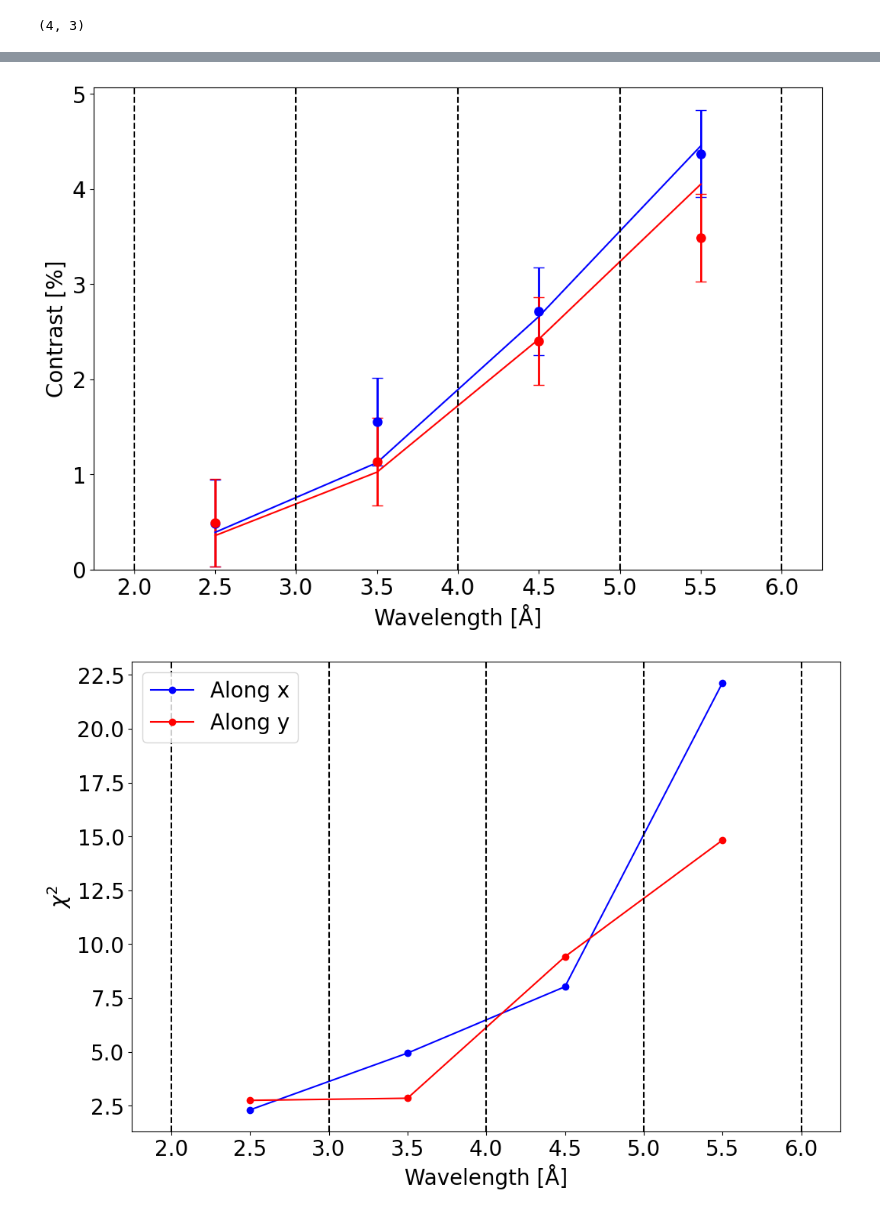
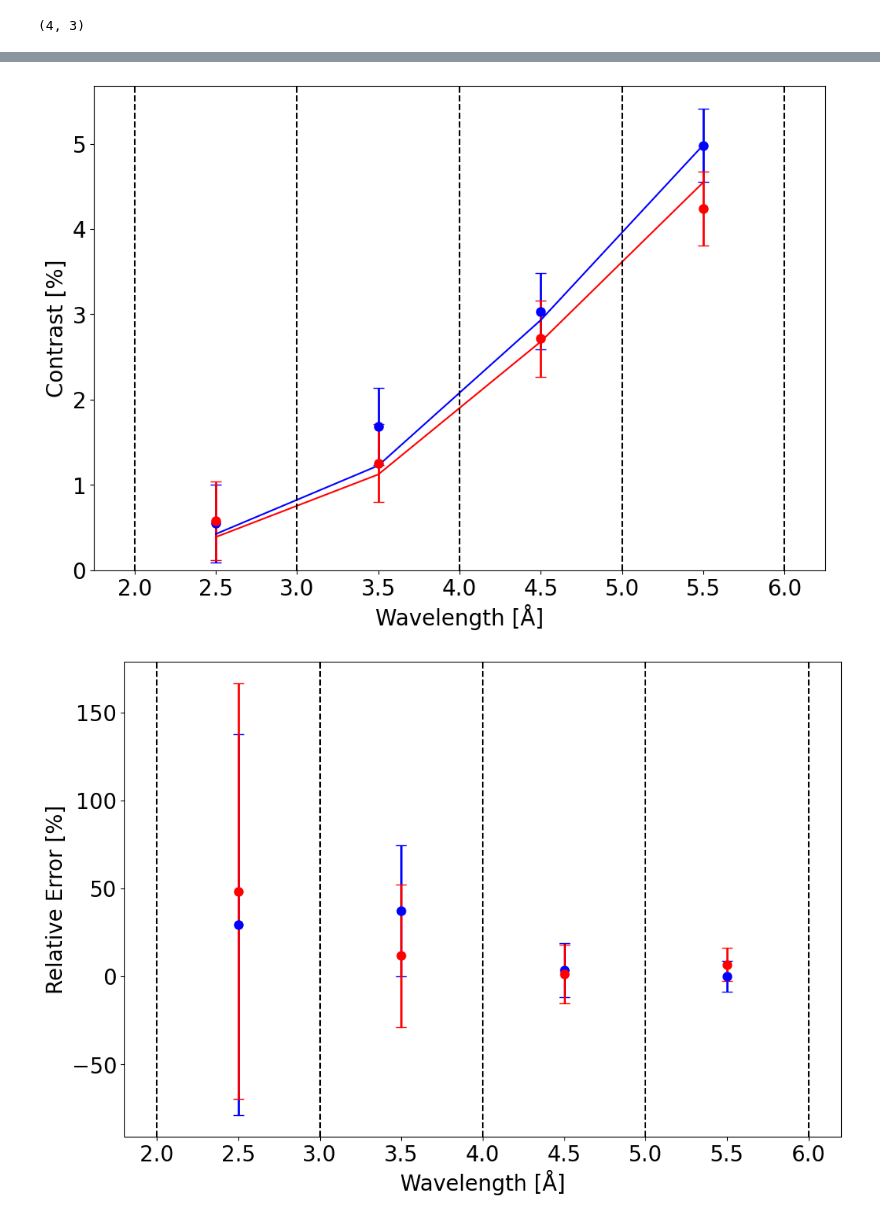
Before and after one commit to G4byte/NPGMI-src, a Jupyter notebook: Simulations and Plots/JPARC/2D Gratings/JPARC 2D experiment.ipynb, the cells around one changed output, grey strips where cells are left out. Cells and saved outputs as stored; diff of their text form; code cells hidden in the pictures.

```diff
--- a/Simulations and Plots/JPARC/2D Gratings/JPARC 2D experiment.ipynb
+++ b/Simulations and Plots/JPARC/2D Gratings/JPARC 2D experiment.ipynb
@@ -1167,19 +1233,21 @@ phi_chi2_y)
 # %%
-# cont_mult_factors = np.arange(0.2, 1.3, 0.01)
+cont_mult_factors = np.arange(0.2, 1.3, 0.01)
 
-# contrast_x, monocontx,monocontxerror, cont_mult_factors = force_broadcast(sim2d.contrast_x[argminerr[0]], monocontx,monocontxerror, cont_mult_factors)
-# contrast_y, monoconty,monocontyerror, cont_mult_factors = force_broadcast(sim2d.contrast_y[argminerr[0]], monoconty,monocontyerror, cont_mult_factors)
+contrast_x, monocontx,monocontxerror, cont_mult_factors = force_broadcast(sim2d.contrast_x[argminerr[0], :, argminerr[1]],\
+                                                                          monocontx,monocontxerror, cont_mult_factors)
+contrast_y, monoconty,monocontyerror, cont_mult_factors = force_broadcast(sim2d.contrast_y[argminerr[0], :, argminerr[1]],\
+                                                                          monoconty,monocontyerror, cont_mult_factors)
 
-# print_shapes(contrast_x, monocontx,monocontxerror, cont_mult_factors)
+print_shapes(contrast_x, monocontx,monocontxerror, cont_mult_factors)
 
-# contfitxerr = np.sum((monocontx - (contrast_x*cont_mult_factors))**2, axis = 0)
+contfitxerr = np.sum((monocontx - (contrast_x*cont_mult_factors))**2, axis = 0)
 
-# contfityerr = np.sum((monoconty - (contrast_y*cont_mult_factors))**2, axis = 0)
+contfityerr = np.sum((monoconty - (contrast_y*cont_mult_factors))**2, axis = 0)
 
-# contfitxyerr = np.sqrt(contfitxerr + contfityerr)
+contfitxyerr = np.sqrt(contfitxerr + contfityerr)
 
 
-# print(contfitxyerr.shape)
+print(contfitxyerr.shape)
 
-# argminerr = min_index(np.array(contfitxyerr))
+cont_argminerr = min_index(np.array(contfitxyerr))
 # %% [output]
@@ -1212,14 +1280,9 @@ ax1.errorbar(lam_bins[:-1] + 0.5,monoconty*1e2, yerr = monocontyerror*1e2, capsi
 
 
 
-# ax1.plot(lam_bins[:-1] + 0.5, sim2d.contrast_x[0]*cont_mult_factors[argminerr]*1e2, "-",\
-#         label = "Simulation, x")
-# ax1.plot(lam_bins[:-1] + 0.5, sim2d.contrast_y[0]*cont_mult_factors[argminerr]*1e2, "-",\
-#         label = "Simulation, y")
-
-ax1.plot(lam_bins[:-1] + 0.5, sim2d.contrast_x[argminerr[0], :, argminerr[1]]*cont_mult_factors[argminerr[2]]*1e2, "-",\
+ax1.plot(lam_bins[:-1] + 0.5, sim2d.contrast_x[argminerr[0], :, argminerr[1]]*cont_mult_factors[cont_argminerr]*1e2, "-",\
         label = "Simulation, x")
-ax1.plot(lam_bins[:-1] + 0.5, sim2d.contrast_y[argminerr[0], :, argminerr[1]]*cont_mult_factors[argminerr[2]]*1e2, "-",\
+ax1.plot(lam_bins[:-1] + 0.5, sim2d.contrast_y[argminerr[0], :, argminerr[1]]*cont_mult_factors[cont_argminerr]*1e2, "-",\
         label = "Simulation, y")
 # Have to use same d for phase and contrast, using d with best fit over both plots
 
@@ -1242,36 +1305,47 @@ ax1.set_ylim(0)
 plt.show()
 plt.close(fig)
 # %% [output]
-[figure, old version]
+[figure, new version]
 # %%
 fig, ax1 = plt.subplots(figsize = (12,8))
 
+contsimx = sim2d.contrast_x[argminerr[0], :, argminerr[1]]*cont_mult_factors[cont_argminerr]
+contsimy = sim2d.contrast_y[argminerr[0], :, argminerr[1]]*cont_mult_factors[cont_argminerr]
+
 
 ax1.set_prop_cycle(color = ["blue", "red"])
+ax1.errorbar(lam_bins[:-1] + 0.5, (np.abs(monocontx - contsimx)/contsimx) * 1e2, yerr = (monocontxerror/contsimx)*1e2, capsize = 5, elinewidth = 2,\
+    label = "Data, x",fmt = "o", markersize = 8)
 
-ax1.plot(lam_bins[:-1] + 0.5,chi2_x, "-o",label = "Along x")
+ax1.errorbar(lam_bins[:-1] + 0.5,(np.abs(monoconty - contsimy)/contsimy) * 1e2, yerr = (monocontyerror/contsimy)*1e2, capsize = 5, elinewidth = 2,\
+    label = "Data, y",fmt = "o", markersize = 8)
 
-ax1.plot(lam_bins[:-1] + 0.5,chi2_y, "-o",label = "Along y")
+# ax1.plot(lam_bins[:-1] + 0.5, (np.abs(monocontx - contsimx)/contsimx) * 1e2,"o-",  label = "Data, x")
+
+# ax1.plot(lam_bins[:-1] + 0.5,(np.abs(monoconty - contsimy)/contsimy) * 1e2,"o-", label = "Data, y")
 
 
 
 
+# Have to use same d for phase and contrast, using d with best fit over both plots
 
 
 
-ax1.legend(fontsize = 20)
+
+# ax1.legend(fontsize = 20)
 
 ax1.set_xlabel(r"Wavelength [Å]", fontsize = 20)
-ax1.set_ylabel(r"$\chi^2$", fontsize = 20)
+ax1.set_ylabel("Relative Error [%]", fontsize = 20)
+
 
 
 ax1.tick_params(labelsize = 20)
 [ax1.axvline(i, color = "black", ls = "--") for i in range(2,7)]
-ax1.set_xlim(1.75,6.25)
-
-# fig.savefig("chi_squared.png", bbox_inches = "tight")
+# ax1.set_xlim(1.75,6.25)
+# ax1.set_ylim(0)
+# fig.savefig("monocontresiduals.png", bbox_inches = "tight")
 
 plt.show()
 plt.close(fig)
 # %% [output]
-[figure, old version]
+[figure, new version]
```
Also changed, not shown: parts of 38 cells of this notebook, 10 other files.
